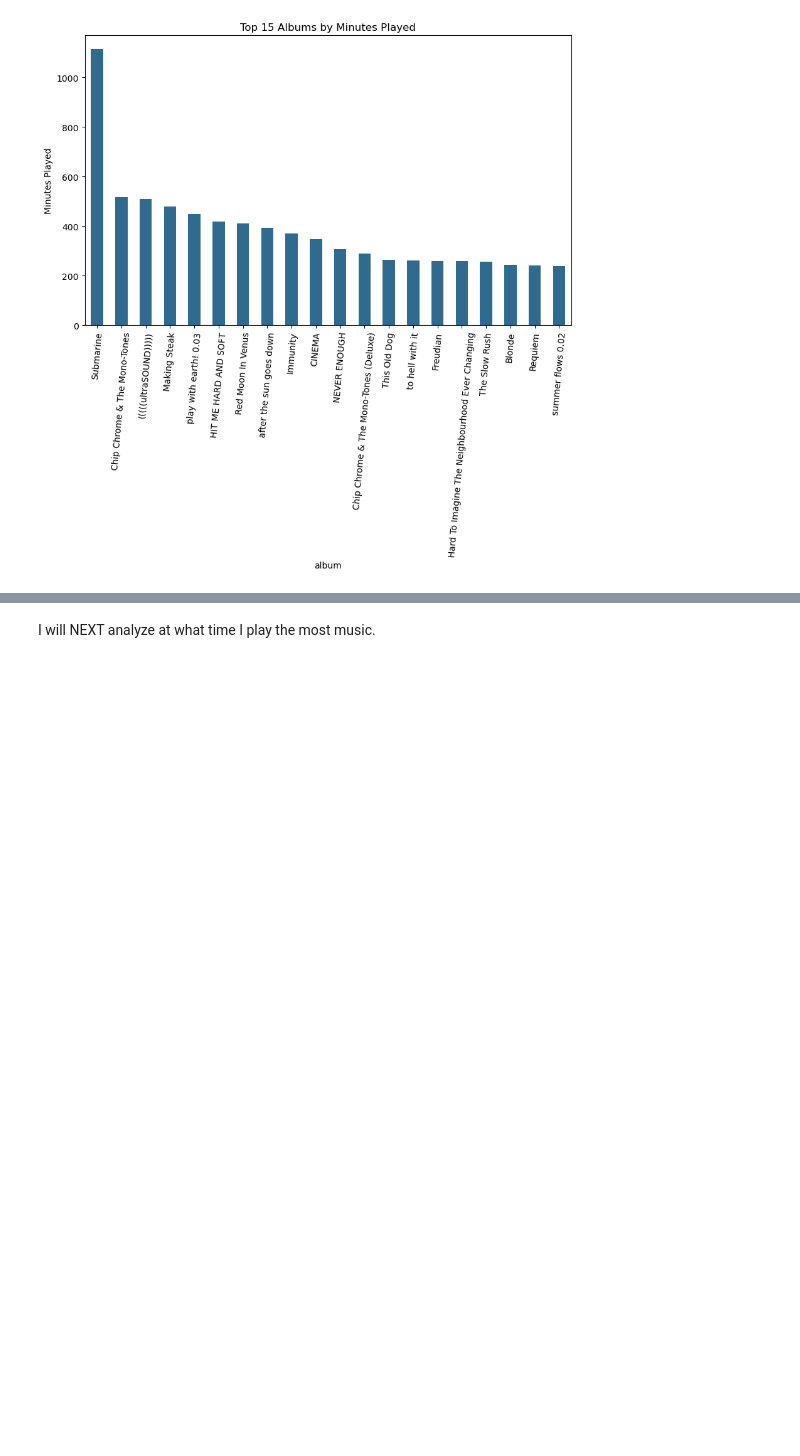
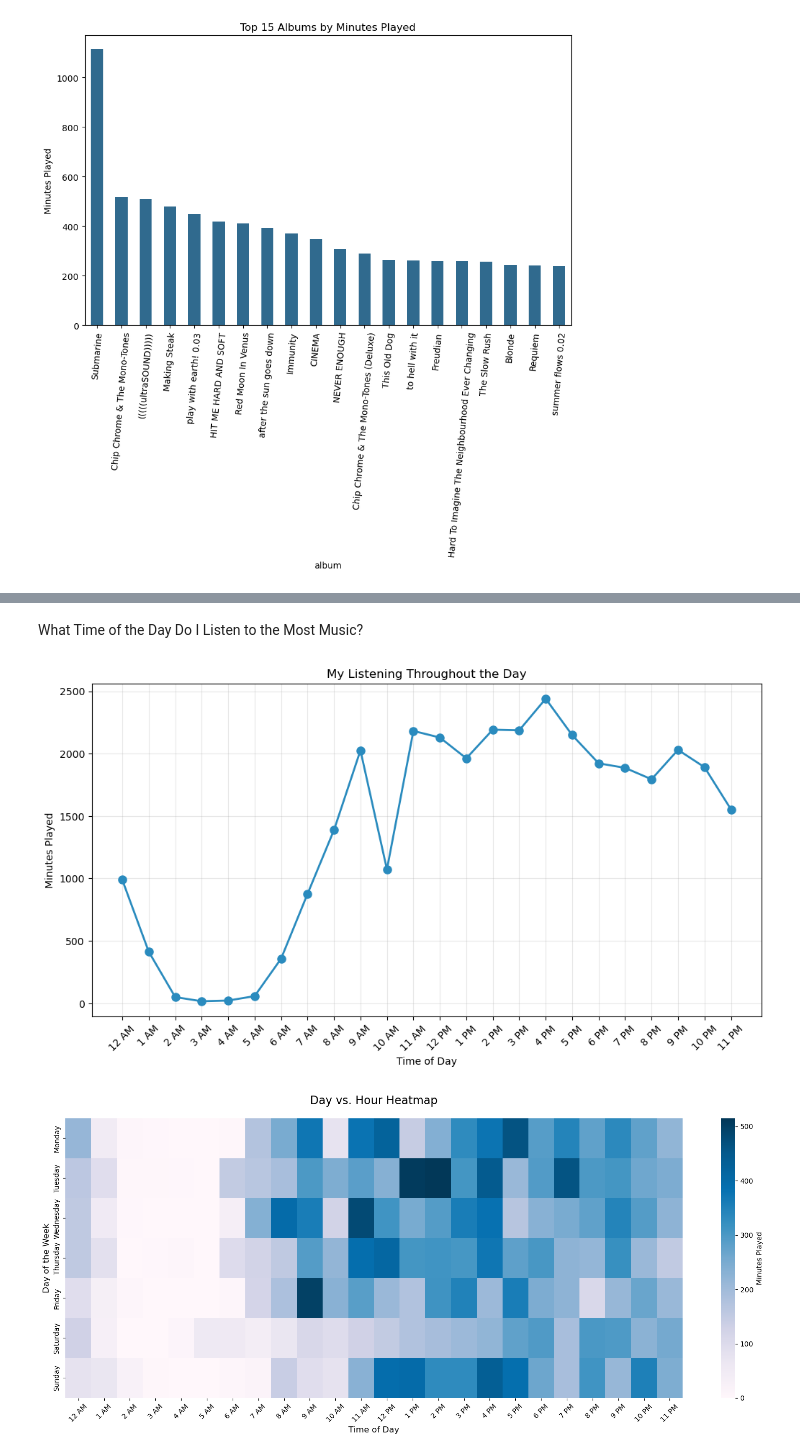
Before and after one commit to caitlinbui/PersonalSpotify-Analysis, a Jupyter notebook: PersonalSpotifyAnalysis.ipynb, the cells around one changed output, grey strips where cells are left out. Cells and saved outputs as stored; diff of their text form; code cells hidden in the pictures; blank space fills up the shorter version.

```diff
--- a/PersonalSpotifyAnalysis.ipynb
+++ b/PersonalSpotifyAnalysis.ipynb
@@ -15,16 +15,16 @@ import json
 data_path = Path("data/raw")
 
 # Match both audio and video history files
-files = sorted(data_path.glob("Streaming_History_*.json"))
+streaming_files = sorted(data_path.glob("Streaming_History_*.json")) + sorted(data_path.glob("Streaming_History_music*"))
 
 # Load all JSONs
 dfs = []
-for file in files:
+for file in streaming_files:
     with open(file, "r", encoding="utf-8") as f:
         df = pd.DataFrame(json.load(f))
         #We only want audio files
         if "master_metadata_track_name" in df.columns and "master_metadata_album_artist_name" in df.columns:
-            df = df[["ts","master_metadata_album_artist_name","master_metadata_track_name","ms_played","master_metadata_album_album_name"]]
+            df = df[["ts","master_metadata_album_artist_name","master_metadata_track_name","ms_played","master_metadata_album_album_name"]].copy()
             #Renaming these variables for readability
             df = df.rename(columns={
                 "ts": "timestamp",
@@ -37,7 +37,6 @@ for file in files:
 
 spotify_df = pd.concat(dfs, ignore_index=True)
 # %%
-
 #Converting timestamp to a datatime value:
 spotify_df["timestamp"] = pd.to_datetime(spotify_df["timestamp"], utc=True)
 # Convert from UTC to Central Time
@@ -46,11 +45,15 @@ spotify_df["timestamp_central"] = spotify_df["timestamp"].dt.tz_convert("US/Cent
 #Creating Derived Columns for simplicity:
 spotify_df["mins_played"] = spotify_df["ms_played"] / 60000 #changing ms to mins
 spotify_df["date"] = spotify_df["timestamp"].dt.date #creating date from timestamp
+spotify_df["day_of_week"] = spotify_df["timestamp_central"].dt.day_name() #Day of Week
+spotify_df["month"] = spotify_df["timestamp"].dt.month_name()
 spotify_df["hour_central"] = spotify_df["timestamp_central"].dt.hour #creating hours from timestamp
+
+
+#Converting to our 12-hour time:
+spotify_df["hour"] = spotify_df["hour_central"].apply(lambda x: 12 if x % 12 == 0 else x % 12)
 #Converting to AM/PM
 spotify_df["am_pm"] = spotify_df["hour_central"].apply(lambda h: "AM" if h < 12 else "PM")
 
 
-#Basic Info about my Data:
-spotify_df.select_dtypes(include='object').describe().transpose()
-spotify_df.head()
+#spotify_df.head()
@@ -128,2 +187,41 @@ plt.show()
 # %% [markdown]
-I will NEXT analyze at what time I play the most music.
+What Time of the Day Do I Listen to the Most Music?
+# %%
+#I want to combine hour + am/pm
+spotifyclean_df["hour_ampm"] = spotify_df["hour"].astype(str) + " " + spotify_df["am_pm"] #converting hour to a string with am/pm label
+
+time_order = ["12 AM", "1 AM", "2 AM", "3 AM", "4 AM", "5 AM", "6 AM", "7 AM", "8 AM", "9 AM", "10 AM", "11 AM",
+              "12 PM", "1 PM", "2 PM", "3 PM", "4 PM", "5 PM", "6 PM", "7 PM", "8 PM", "9 PM", "10 PM", "11 PM"]
+
+hourly = spotifyclean_df.groupby("hour_ampm")["mins_played"].sum().reindex(time_order, fill_value=0)
+
+plt.figure(figsize=(12,6))
+plt.plot(hourly.index, hourly.values, marker='o', linewidth=2, markersize=8, color=cm.GnBu(0.75))
+plt.xlabel("Time of Day")
+plt.ylabel("Minutes Played")
+plt.title("My Listening Throughout the Day")
+plt.xticks(rotation=45)
+plt.grid(alpha=0.3)
+plt.show()
+
+#HEATMAP
+
+heatmap_hourly = spotifyclean_df.groupby(["day_of_week", "hour_ampm"])["mins_played"].sum().unstack(fill_value=0) #PIVOT TABLE
+day_order = ["Monday", "Tuesday", "Wednesday", "Thursday", "Friday", "Saturday", "Sunday"]
+time_order = ["12 AM", "1 AM", "2 AM", "3 AM", "4 AM", "5 AM", "6 AM", "7 AM", "8 AM", "9 AM", "10 AM", "11 AM",
+              "12 PM", "1 PM", "2 PM", "3 PM", "4 PM", "5 PM", "6 PM", "7 PM", "8 PM", "9 PM", "10 PM", "11 PM"]
+
+heatmap_hourly = heatmap_hourly.reindex(index=day_order, columns=time_order, fill_value=0) #We reindex so we can maintain order like 1am, 2am, ... otherwise it would be 1am,1pm,2am,2pm..
+
+plt.figure(figsize=(16,7))
+sns.heatmap(heatmap_hourly, cmap="PuBu", cbar_kws={'label': 'Minutes Played'})
+plt.title("Day vs. Hour Heatmap", fontsize=16, pad=20)
+plt.xlabel("Time of Day", fontsize=12)
+plt.ylabel("Day of the Week", fontsize=12)
+plt.xticks(rotation=45)
+plt.tight_layout()
+plt.show()
+#using groupby to create groups by day AND hour, .sum() for summing mins played of each group, and unstack() to turn our hour into columns
+# %% [output]
+[figure, added]
+[figure, added]
```
Also changed, not shown: parts of 10 cells of this notebook.
